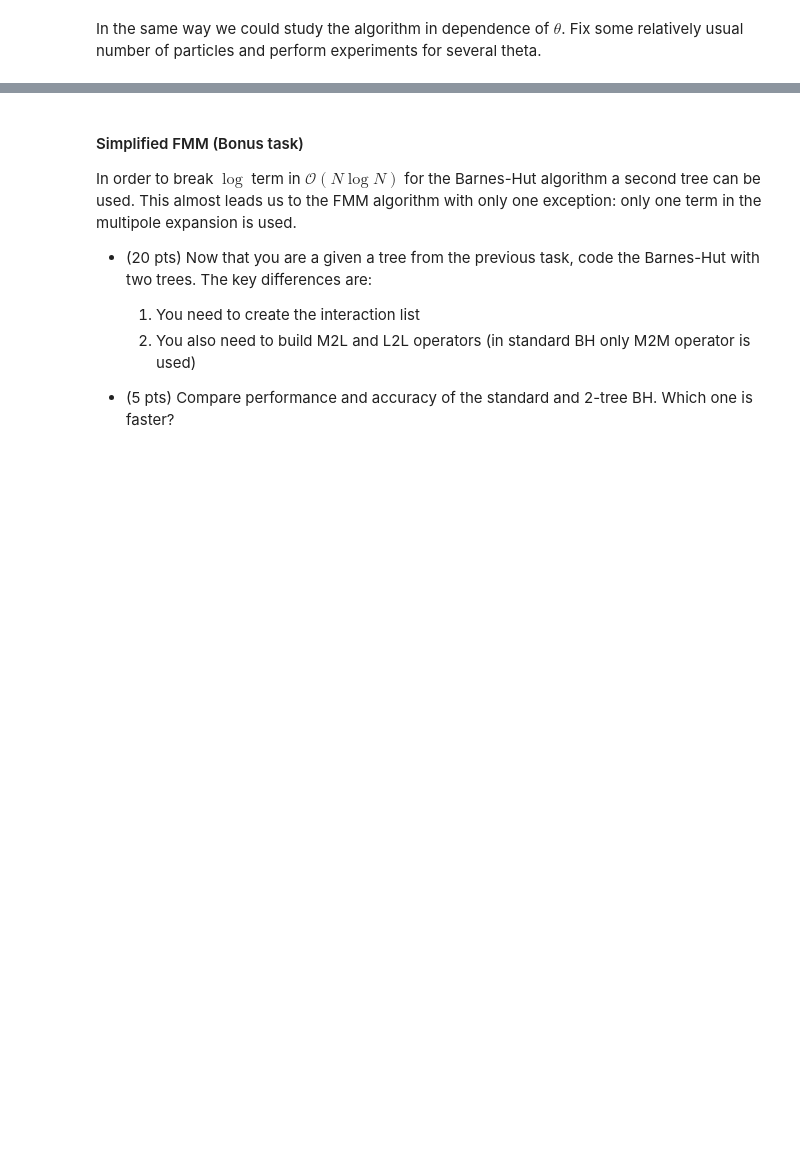
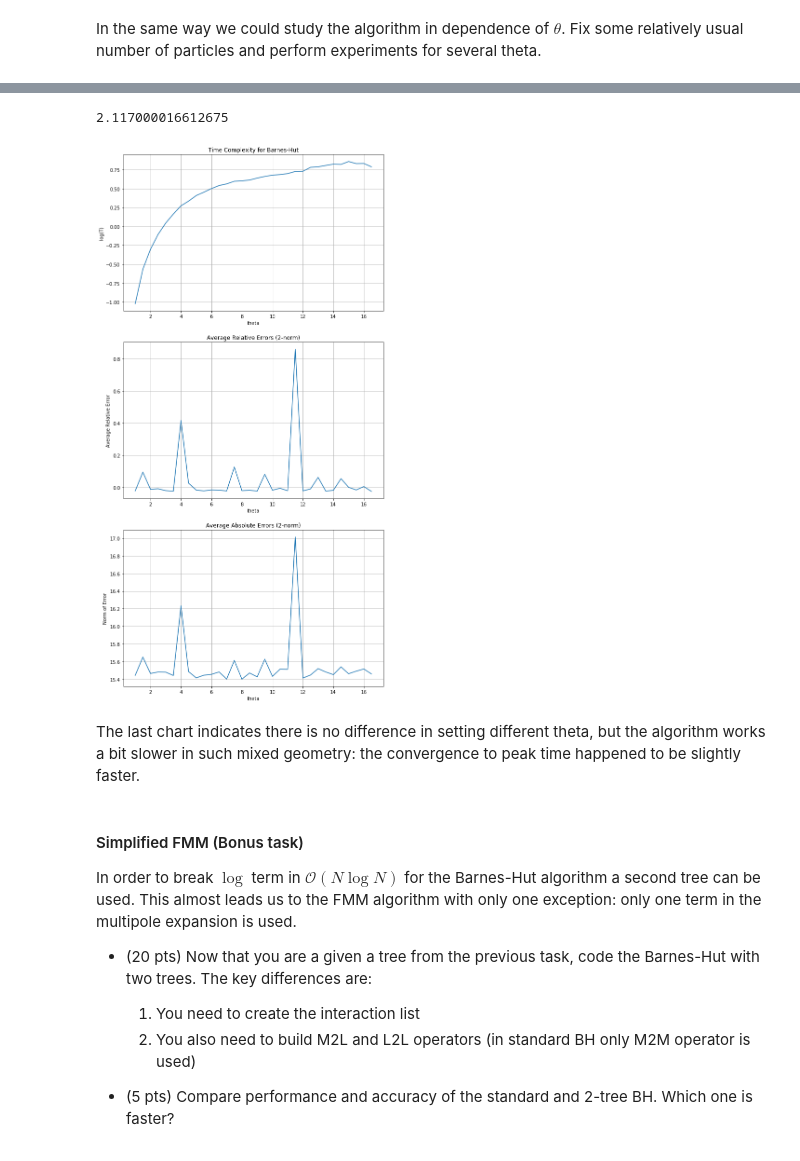
Before and after one commit to XuMuK1/fastpdehw, a Jupyter notebook: ps1/PS1.ipynb, the cells around one changed output, grey strips where cells are left out. Saved outputs shown, nothing was run; the diff lists cells and outputs as text; code cells hidden in the pictures; blank space fills up the shorter version.

```diff
--- a/ps1/PS1.ipynb
+++ b/ps1/PS1.ipynb
@@ -239,3 +293,47 @@ Text(0,0.5,'log(T)')
+# %%
+#SAVE/LOAD from pickle
+
+#WRITE
+#with open('BHExperimentalDataThetas2.pkl','wb') as f:
+#    dat = {'thetas':thetas,'sumErrors':sumErrors, 'timesBH':timesBH, \
+#           'justSumsNorm':justSumsNorm}
+#    pickle.dump(dat, f)
+
+#READ
+with open('BHExperimentalDataThetas2.pkl','rb') as f:
+    dat = pickle.load(f)
+    thetas= dat['thetas']
+    timesBH = dat['timesBH']
+    sumErrors = dat['sumErrors']
+    justSumsNorm = dat['justSumsNorm']
+# %%
+#Plots
+f,(ax1,ax2,ax3) =plt.subplots(3,1,figsize=(10,21))
+
+ax2.plot(thetas,np.log(np.mean(sumErrors/justSumsNorm,axis=0)))
+ax2.set_title('Average Relative Errors (2-norm)')
+ax2.grid()
+ax2.set_xlabel('theta')
+ax2.set_ylabel('Average Relative Error')
+
+ax3.plot(thetas,np.log(np.mean(sumErrors,axis=0)))
+ax3.set_title('Average Absolute Errors (2-norm)')
+ax3.grid()
+ax3.set_xlabel('theta')
+ax3.set_ylabel('Norm of Error')
+
+
+ax1.plot(thetas,np.log(np.mean(timesBH,axis=0)))
+ax1.set_title('Time Complexity for Barnes-Hut')
+ax1.grid()
+ax1.set_xlabel('theta')
+ax1.set_ylabel('log(T)')
+print(np.exp(0.75))
+# %% [output]
+2.117000016612675
+[figure, added]
+# %% [markdown]
+The last chart indicates there is no difference in setting different theta, but the algorithm works a bit slower in such mixed geometry: the convergence to peak time happened to be slightly faster.
 # %% [markdown]
 #### Simplified FMM (Bonus task)
 
```
Also changed, not shown: parts of 23 cells of this notebook, 1 other file.
